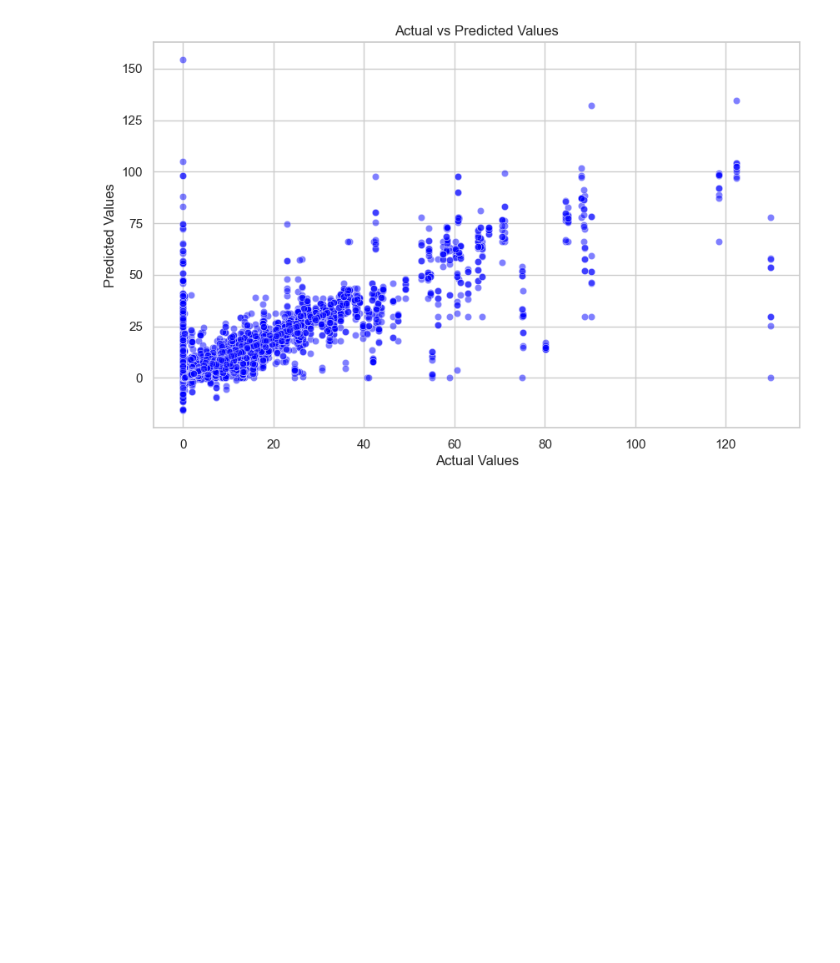
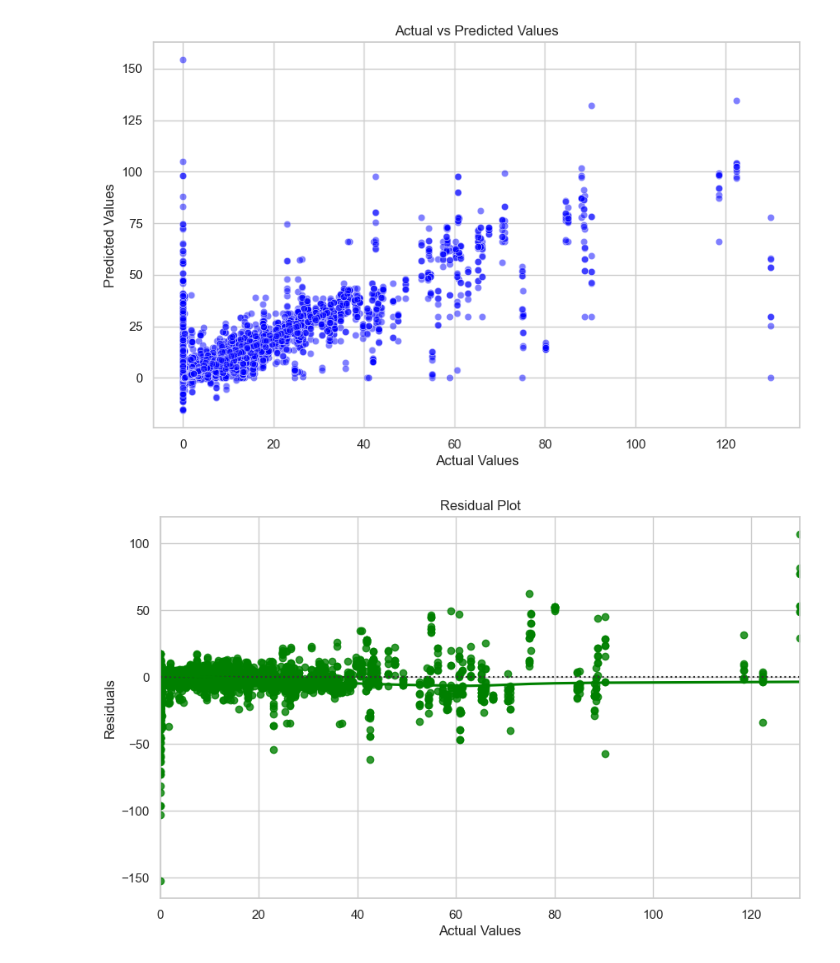
Before and after one commit to jmsarabia/fentanyl_eda, a Jupyter notebook: prediction_insights/prediction_evaluation.ipynb, the cells around one changed output. Saved outputs shown, nothing was run; the diff lists cells and outputs as text; code cells hidden in the pictures; blank space fills up the shorter version.

```diff
--- a/prediction_insights/prediction_evaluation.ipynb
+++ b/prediction_insights/prediction_evaluation.ipynb
@@ -104,3 +104,14 @@ plt.ylabel('Predicted Values')
 plt.show()
 # %% [output]
 [figure]
+# %%
+# Residual plot
+residuals = np.array(y_actual) - np.array(y_predicted)
+plt.figure(figsize=(10, 6))
+sns.residplot(x=y_actual, y=residuals, lowess=True, color='green')
+plt.title('Residual Plot')
+plt.xlabel('Actual Values')
+plt.ylabel('Residuals')
+plt.show()
+# %% [output]
+[figure, added]
```
Also changed, not shown: parts of 1 cell of this notebook, 4 other files.
